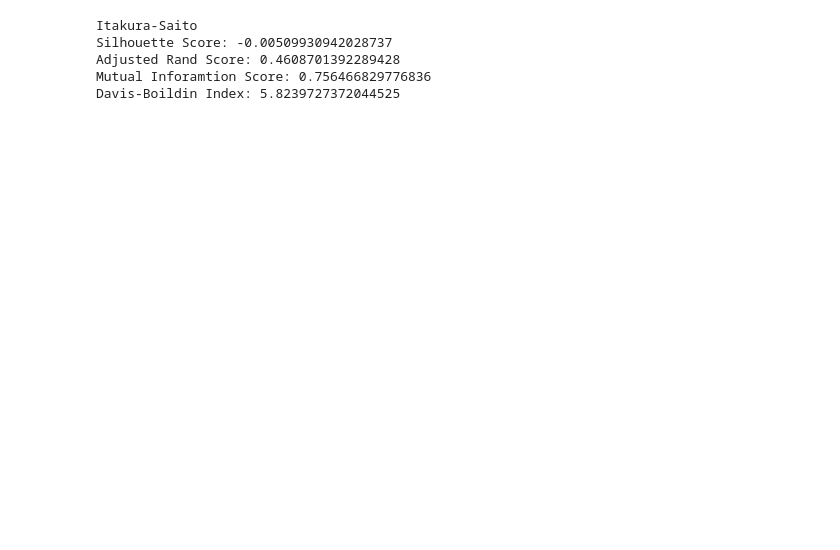
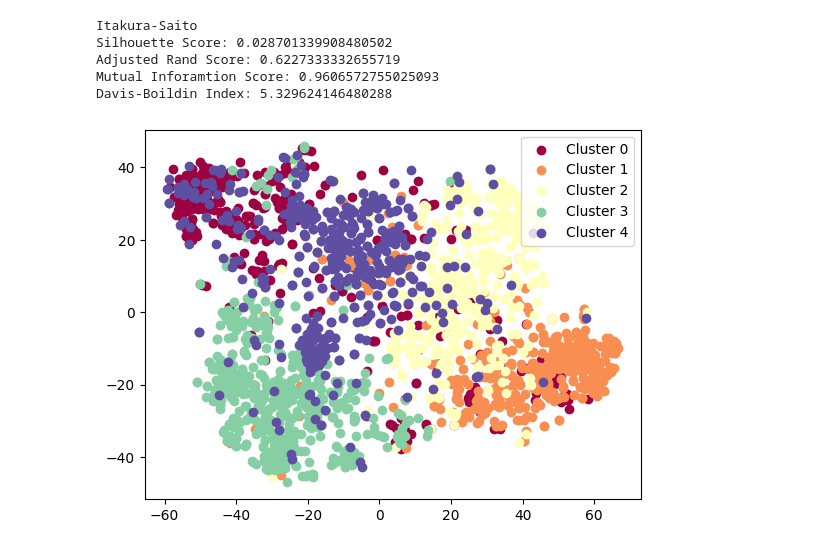
Before and after one commit to teydea/Bregman-clustering, a Jupyter notebook: text_cluster.ipynb, the cells around one changed output. Cells and saved outputs as stored; diff of their text form; code cells hidden in the pictures; blank space fills up the shorter version.

```diff
--- a/text_cluster.ipynb
+++ b/text_cluster.ipynb
@@ -157,22 +165,27 @@ Davis-Boildin Index: 4.556585739937459
 # %%
 #Itakura-Saito
 tfidf_smoothed = tfidf + 1e-8
-tfidf_smoothed = np.array([v / np.sum(v) for v in tfidf_smoothed]) * 10
+tfidf_smoothed = np.array([v / np.linalg.norm(v) for v in tfidf_smoothed])
 
 model = BregmanHardClustering(5, itakura_saito, random_state=42)
 model.fit(tfidf_smoothed)
 clusters = model.predict(tfidf_smoothed)
 print("Itakura-Saito")
 try:
     print(f"Silhouette Score: {silhouette_score(tfidf_smoothed, clusters)}")
     print(f"Adjusted Rand Score: {adjusted_rand_score(labels, clusters)}")
     print(f"Mutual Inforamtion Score: {mutual_info_score(labels, clusters)}")
     print(f"Davis-Boildin Index: {davies_bouldin_score(tfidf_smoothed, clusters)}")
 except:
     print("Плохая кластеризация")
+
+reduced = TSNE(n_components=2, perplexity=30, random_state=42).fit_transform(tfidf_smoothed)
+
+plot_clusters(reduced, clusters)
 # %% [output]
 Itakura-Saito
-Silhouette Score: -0.00509930942028737
-Adjusted Rand Score: 0.4608701392289428
-Mutual Inforamtion Score: 0.756466829776836
-Davis-Boildin Index: 5.8239727372044525
+Silhouette Score: 0.028701339908480502
+Adjusted Rand Score: 0.6227333332655719
+Mutual Inforamtion Score: 0.9606572755025093
+Davis-Boildin Index: 5.329624146480288
+[figure, added]
```
Also changed, not shown: parts of 5 cells of this notebook.
